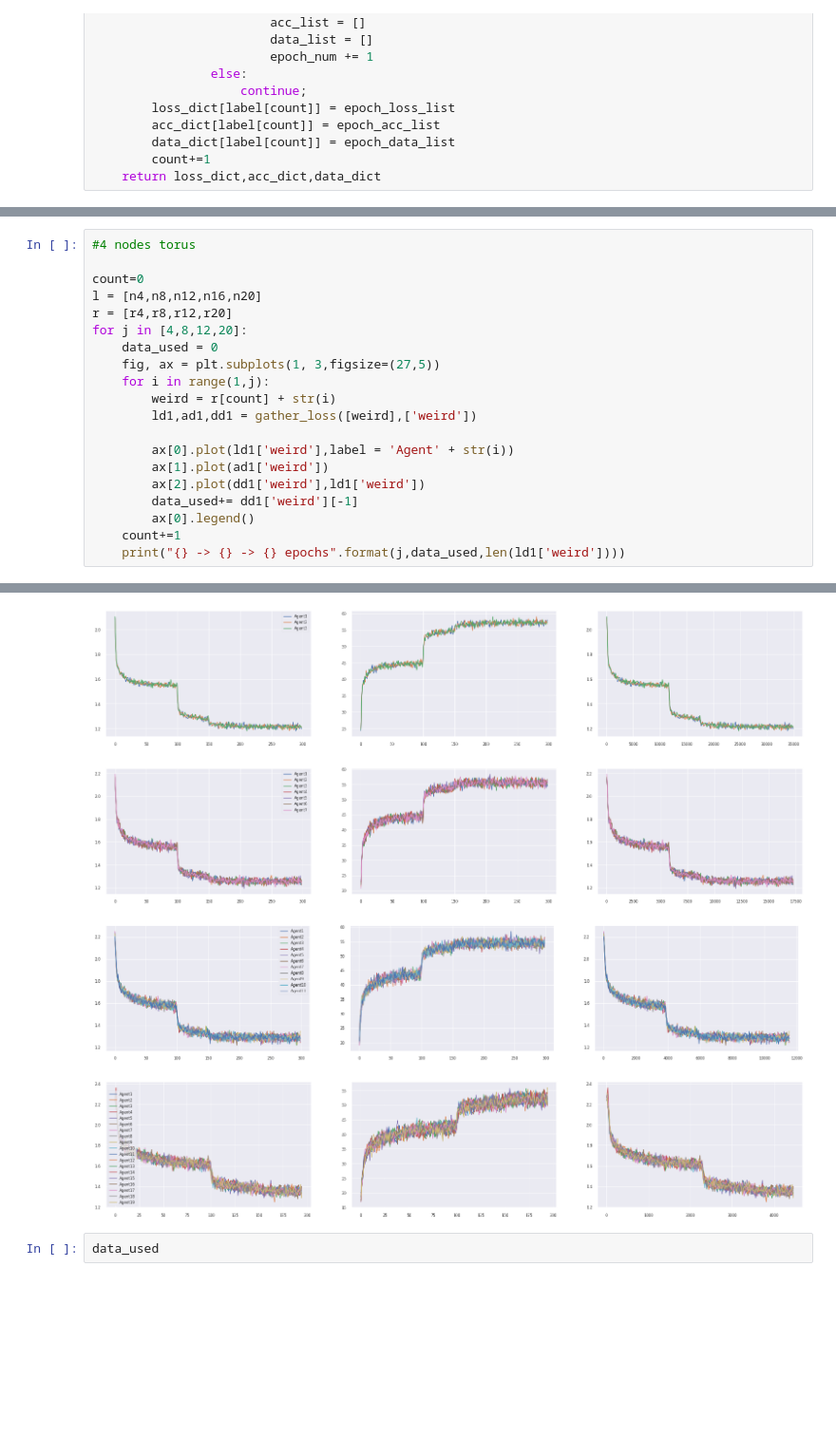
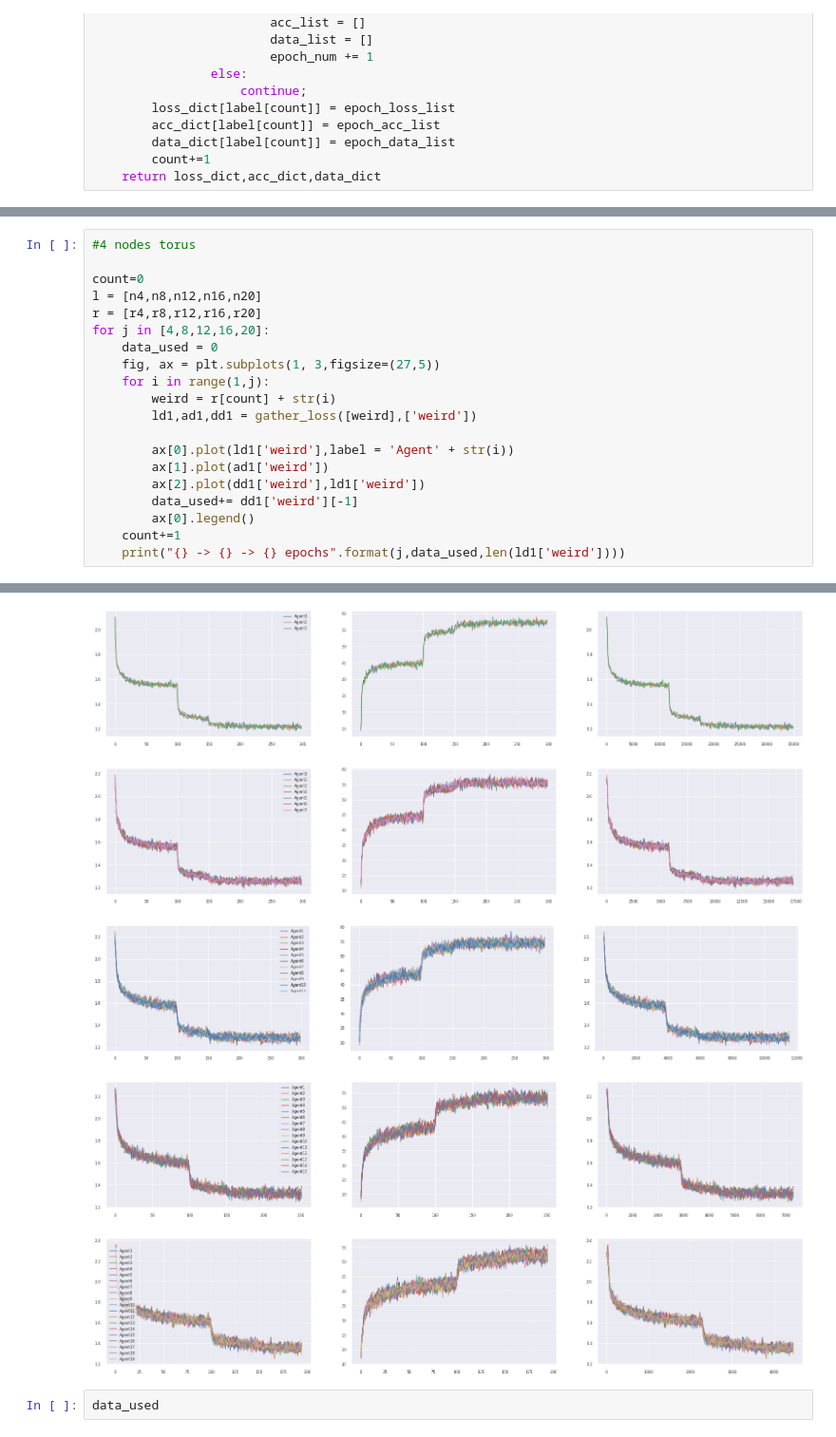
Before and after one commit to arjunarao619/Decent_Opt, a Jupyter notebook: Topology_Experiments.ipynb, the cells around one changed output, grey strips where cells are left out. Shown: that part at 95% size. Cells and saved outputs as stored; diff of their text form; blank space fills up the shorter version.

```diff
--- a/Topology_Experiments.ipynb
+++ b/Topology_Experiments.ipynb
@@ -82,8 +83,8 @@ r20 = '/home/aarao8/choco_2/ChocoSGD/dl_code/data/checkpoint/cifar10/mlp/test/16
 
 count=0
 l = [n4,n8,n12,n16,n20]
-r = [r4,r8,r12,r20]
-for j in [4,8,12,20]:
+r = [r4,r8,r12,r16,r20]
+for j in [4,8,12,16,20]:
     data_used = 0
     fig, ax = plt.subplots(1, 3,figsize=(27,5))
     for i in range(1,j):
@@ -104,8 +106,9 @@ for j in [4,8,12,20]:
 20 -> 84624.33471679688 -> 195 epochs
 [figure]
 [figure]
 [figure]
-[figure, old version]
+[figure, new version]
+[figure, added]
 # %%
 data_used
 # %% [output]
```
Also changed, not shown: parts of 15 cells of this notebook, 4 other files.
